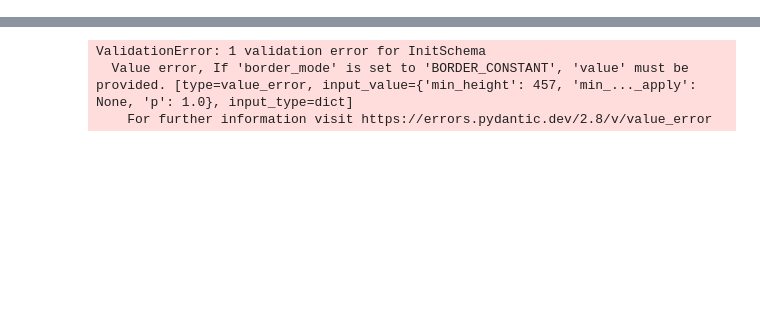
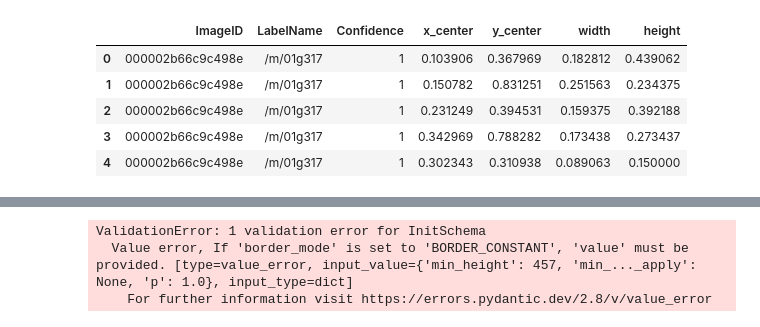
Before and after one commit to Raphaaella/CNN-to-Evaluate-Social-Distancing-Measures, a Jupyter notebook: 01_code/Google_OpenImages/try_yolo_from_scratch.ipynb, the cells around one changed output, grey strips where cells are left out. Drawn from its saved outputs; the diff is of its cells as text; code cells hidden in the pictures; blank space fills up the shorter version.

```diff
--- a/01_code/Google_OpenImages/try_yolo_from_scratch.ipynb
+++ b/01_code/Google_OpenImages/try_yolo_from_scratch.ipynb
@@ -493,0 +54,19 @@ person_annotations.head()
+# %%
+# create necessary columns
+person_annotations["x_center"] = (person_annotations["XMin"] + person_annotations["XMax"]) / 2
+person_annotations["y_center"] = (person_annotations["YMin"] + person_annotations["YMax"]) / 2
+person_annotations["width"] = person_annotations["XMax"] - person_annotations["XMin"]
+person_annotations["height"] = person_annotations["YMax"] - person_annotations["YMin"]
+
+# select only relevant columns
+person_annotations = person_annotations[["ImageID", "LabelName", "Confidence", "x_center", "y_center", "width", "height"]]
+
+# see if the changes worked
+person_annotations.head()
+# %% [output]
+|  | ImageID | LabelName | Confidence | x_center | y_center | width | height |
+| 0 | 000002b66c9c498e | /m/01g317 | 1 | 0.103906 | 0.367969 | 0.182812 | 0.439062 |
+| 1 | 000002b66c9c498e | /m/01g317 | 1 | 0.150782 | 0.831251 | 0.251563 | 0.234375 |
+| 2 | 000002b66c9c498e | /m/01g317 | 1 | 0.231249 | 0.394531 | 0.159375 | 0.392188 |
+| 3 | 000002b66c9c498e | /m/01g317 | 1 | 0.342969 | 0.788282 | 0.173438 | 0.273437 |
+| 4 | 000002b66c9c498e | /m/01g317 | 1 | 0.302343 | 0.310938 | 0.089063 | 0.150000 |
```
Also changed, not shown: parts of 12 cells of this notebook, 1 other file.
